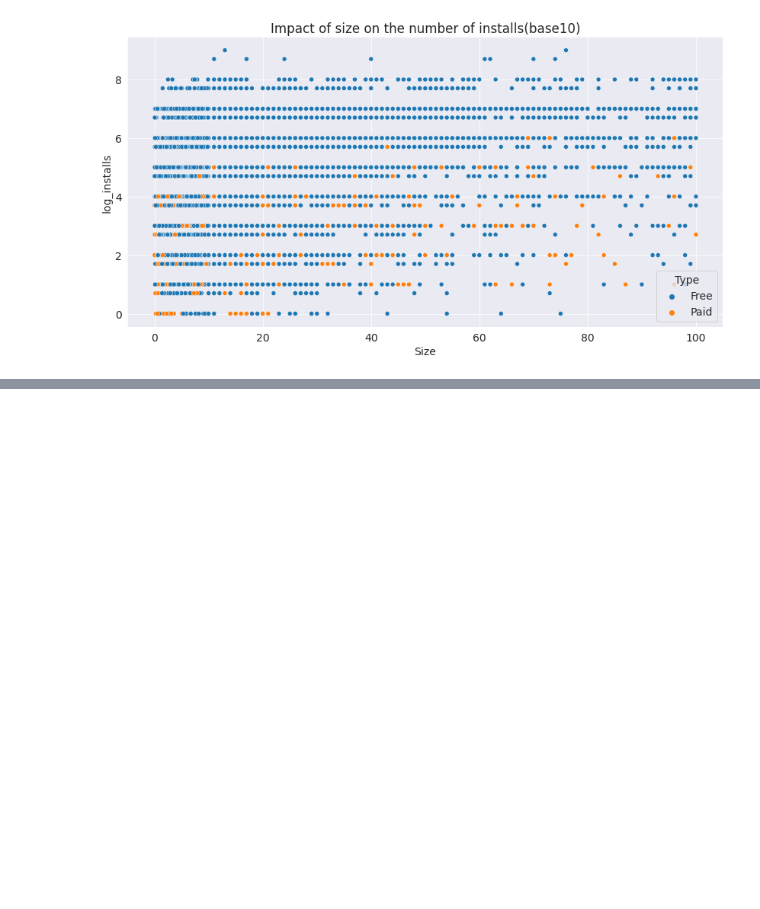
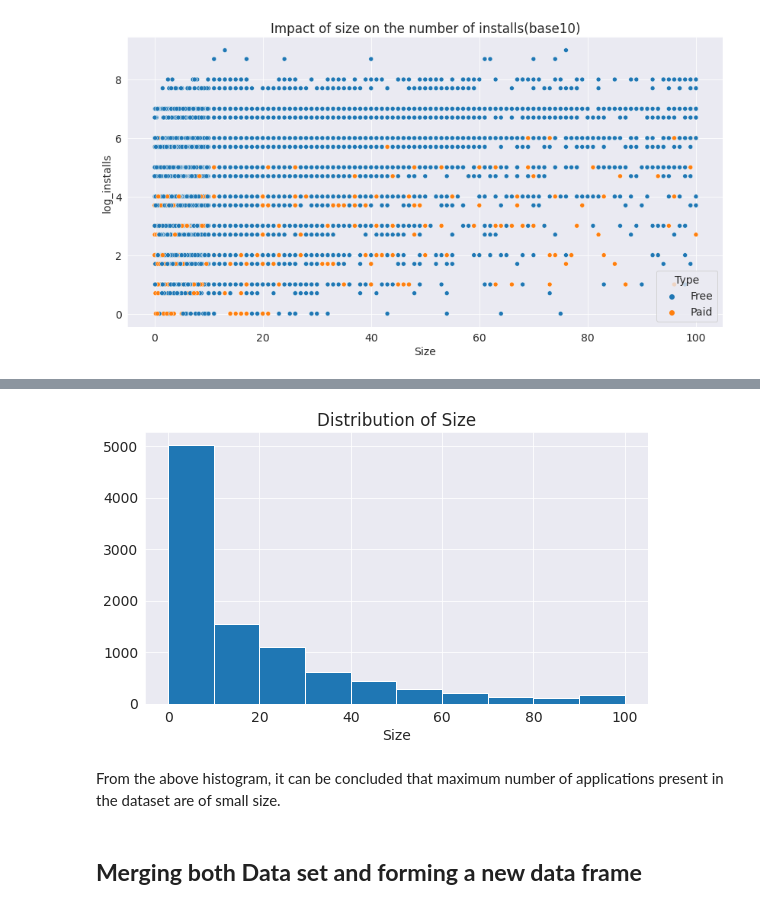
Before and after one commit to AjitVarpe/Data-Analysis-of-playstore, a Jupyter notebook: Copy_of_Play_Store_App_Review_Analysis_Capstone_Project.ipynb, the cells around one changed output, grey strips where cells are left out. Cells and saved outputs as stored; diff of their text form; code cells hidden in the pictures; blank space fills up the shorter version.

```diff
--- a/Copy_of_Play_Store_App_Review_Analysis_Capstone_Project.ipynb
+++ b/Copy_of_Play_Store_App_Review_Analysis_Capstone_Project.ipynb
@@ -433,0 +442,14 @@ KeyError: ignored
+# %%
+# to remove null values from size column
+Data_Frame.loc[Data_Frame['Size'].isnull(),'Size']=0
+# %%
+plt.xlabel("Size")
+plt.title("Distribution of Size")
+plt.hist(Data_Frame['Size']);
+plt.show()
+# %% [output]
+[figure, added]
+# %% [markdown]
+From the above histogram, it can be concluded that maximum number of applications present in the dataset are of small size.
+# %% [markdown]
+## **Merging both Data set and forming a new data frame**
```
Also changed, not shown: parts of 19 cells of this notebook.
